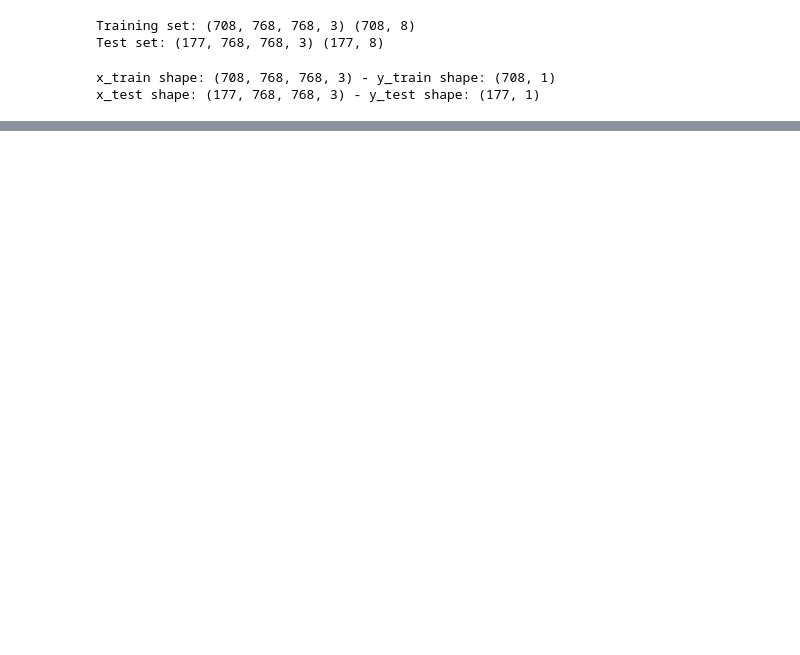
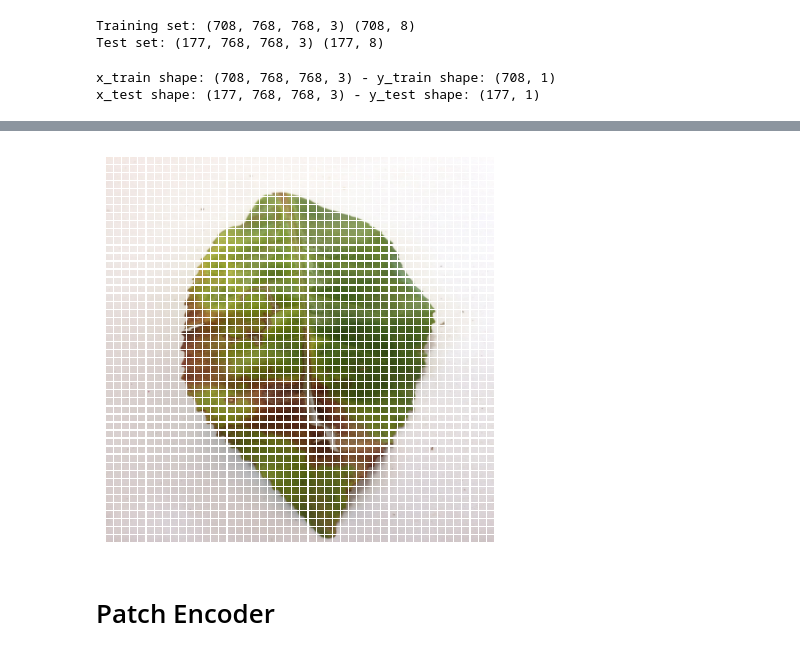
Before and after one commit to Sulojan2027/Tea-leaves-defect-detection-ResNet-EfficientNet-and-ViT-, a Jupyter notebook: vision-transformer.ipynb, the cells around one changed output, grey strips where cells are left out. Drawn from its saved outputs; the diff is of its cells as text; code cells hidden in the pictures; blank space fills up the shorter version.

```diff
--- a/vision-transformer.ipynb
+++ b/vision-transformer.ipynb
@@ -147,0 +215,16 @@ def mlp(x, hidden_units, dropout_rate):
+# %%
+n = int(np.sqrt(patches.shape[1]))
+plt.figure(figsize=(5,5))
+for i in range(n * n):
+    ax = plt.subplot(n, n, i + 1)
+    patch = patches[0, i, :]
+    patch = tf.reshape(
+        patch,
+        (patch_size, patch_size, 3)
+    )
+    plt.imshow(patch.numpy().astype("uint8"))
+    plt.axis("off")
+# %% [output]
+[figure, added]
+# %% [markdown]
+# Patch Encoder
```
Also changed, not shown: parts of 9 cells of this notebook.
